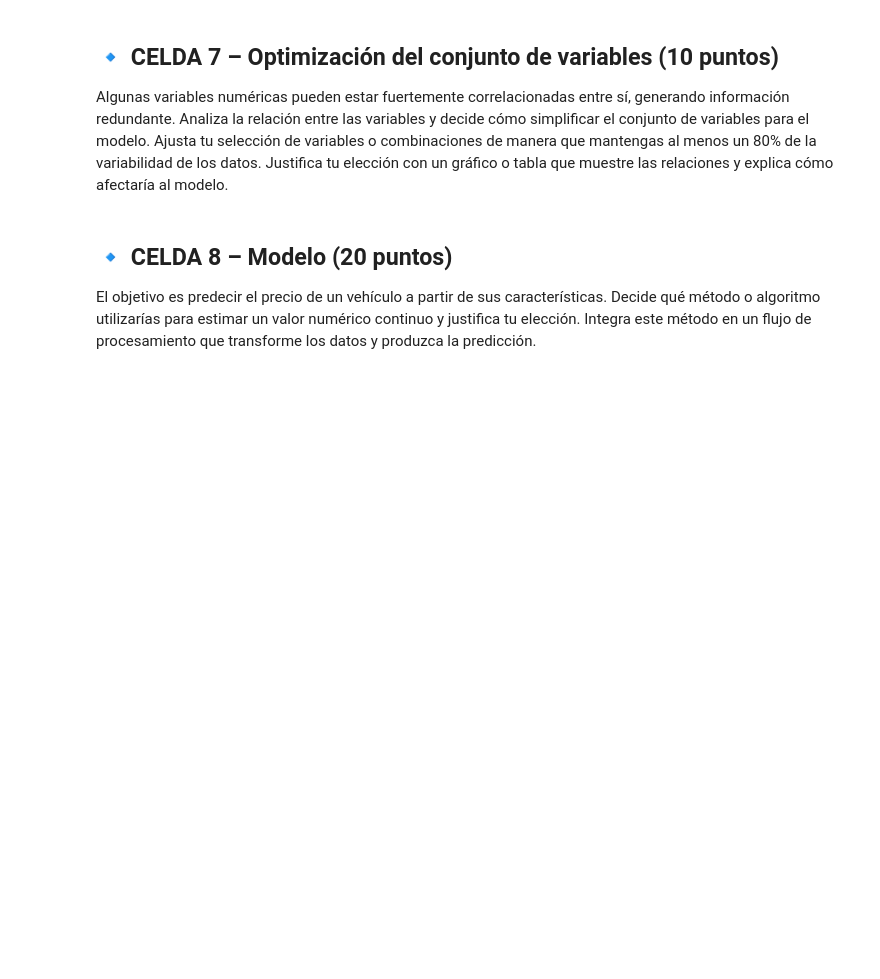
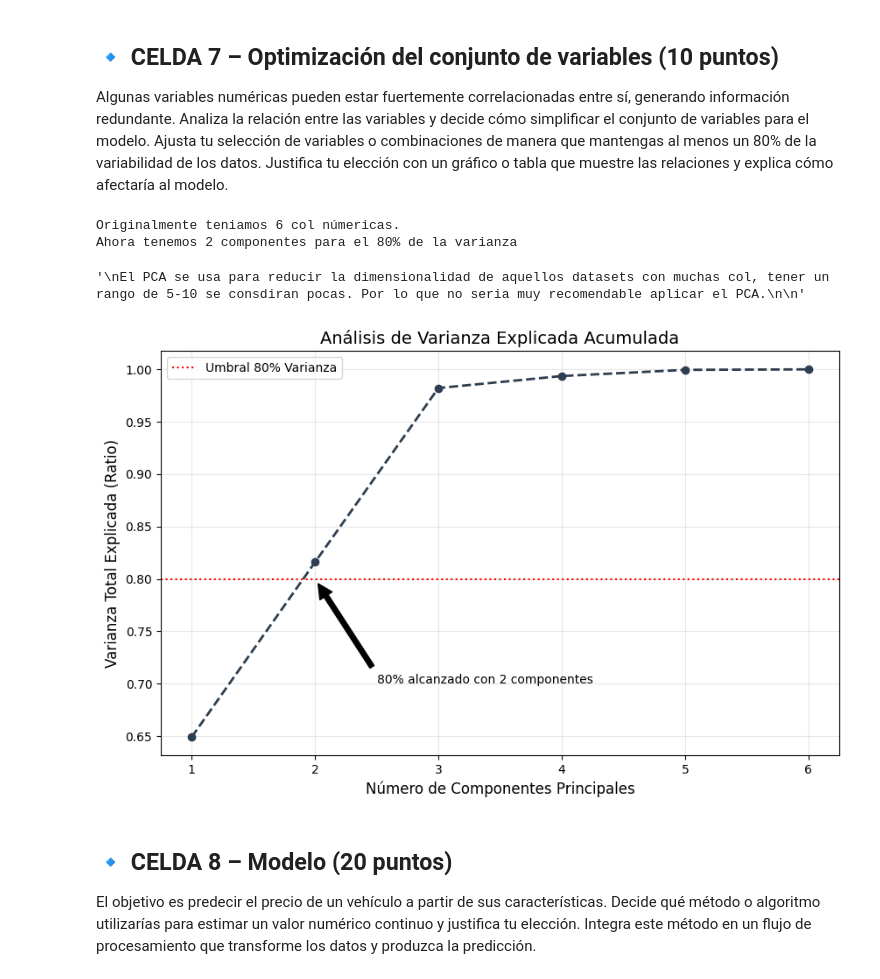
Before and after one commit to Kobakk/ml_comercio, a Jupyter notebook: 4_examanes/ml_examen.ipynb, the cells around one changed output. Cells and saved outputs as stored; diff of their text form; code cells hidden in the pictures; blank space fills up the shorter version.

```diff
--- a/4_examanes/ml_examen.ipynb
+++ b/4_examanes/ml_examen.ipynb
@@ -407,8 +409,66 @@ Analiza la relación entre las variables y decide cómo simplificar el conjunto
 Ajusta tu selección de variables o combinaciones de manera que mantengas al menos un 80% de la variabilidad de los datos.
 Justifica tu elección con un gráfico o tabla que muestre las relaciones y explica cómo afectaría al modelo.
 # %%
+from sklearn.decomposition import PCA
+
+X_train_processed = preprocessor.fit_transform(X_train)
+X_train_processed_num = X_train_processed[:, :len(num_cols)]
 # TODO: Aplicar reducción de dimensionalidad si lo consideras
+pca = PCA(n_components = 0.80) #mantener el 80% de la varianza
+X_pca = pca.fit_transform(X_train_processed_num)
+
+print(f"Originalmente teniamos {len(num_cols)} col númericas.")
+print(f"Ahora tenemos {pca.n_components_} componentes para el 80% de la varianza ")
 # TODO: Justificar la decisión
+
+'''
+El PCA se usa para reducir la dimensionalidad de aquellos datasets con muchas col, tener un rango de 5-10 se consdiran pocas. Por lo que no seria muy recomendable aplicar el PCA.
+
+'''
+# %% [output]
+Originalmente teniamos 6 col númericas.
+Ahora tenemos 2 componentes para el 80% de la varianza
+'\nEl PCA se usa para reducir la dimensionalidad de aquellos datasets con muchas col, tener un rango de 5-10 se consdiran pocas. Por lo que no seria muy recomendable aplicar el PCA.\n\n'
+# %%
+import numpy as np
+import matplotlib.pyplot as plt
+from sklearn.decomposition import PCA
+
+# 1. Preprocesar solo las columnas numéricas (usando el pipeline de la Celda 6)
+# Primero ajustamos y transformamos X_train
+X_train_preprocessed = preprocessor.fit_transform(X_train)
+
+# Como ColumnTransformer pone las numéricas primero (según tu definición en Celda 6)
+# Extraemos solo las columnas que corresponden a num_cols
+X_num_scaled = X_train_preprocessed[:, :len(num_cols)]
+
+# 2. Calcular PCA para todas las componentes posibles
+pca_test = PCA().fit(X_num_scaled)
+varianza_acumulada = np.cumsum(pca_test.explained_variance_ratio_)
+
+# 3. Visualización Profesional
+plt.figure(figsize=(10, 6))
+plt.plot(range(1, len(varianza_acumulada) + 1), varianza_acumulada,
+         marker='o', linestyle='--', color='#2c3e50', linewidth=2)
+
+# Línea de referencia del 80%
+plt.axhline(y=0.80, color='r', linestyle=':', label='Umbral 80% Varianza')
+
+plt.title('Análisis de Varianza Explicada Acumulada', fontsize=14)
+plt.xlabel('Número de Componentes Principales', fontsize=12)
+plt.ylabel('Varianza Total Explicada (Ratio)', fontsize=12)
+plt.grid(True, alpha=0.3)
+plt.legend()
+
+# Anotación para tu justificación
+n_80 = np.argmax(varianza_acumulada >= 0.80) + 1
+plt.annotate(f'80% alcanzado con {n_80} componentes',
+             xy=(n_80, 0.80), xytext=(n_80+0.5, 0.70),
+             arrowprops=dict(facecolor='black', shrink=0.05))
+
+plt.show()
+# %% [output]
+[figure, added]
 # %% [markdown]
 ## 🔹 CELDA 8 – Modelo (20 puntos)
 
```
Also changed, not shown: parts of 8 cells of this notebook, 3 other files.
